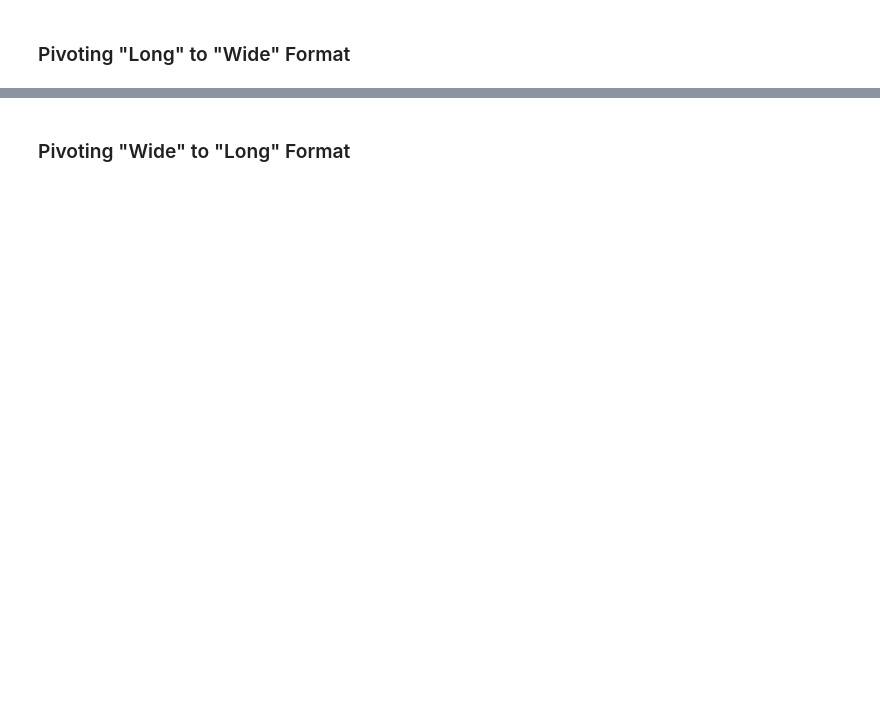
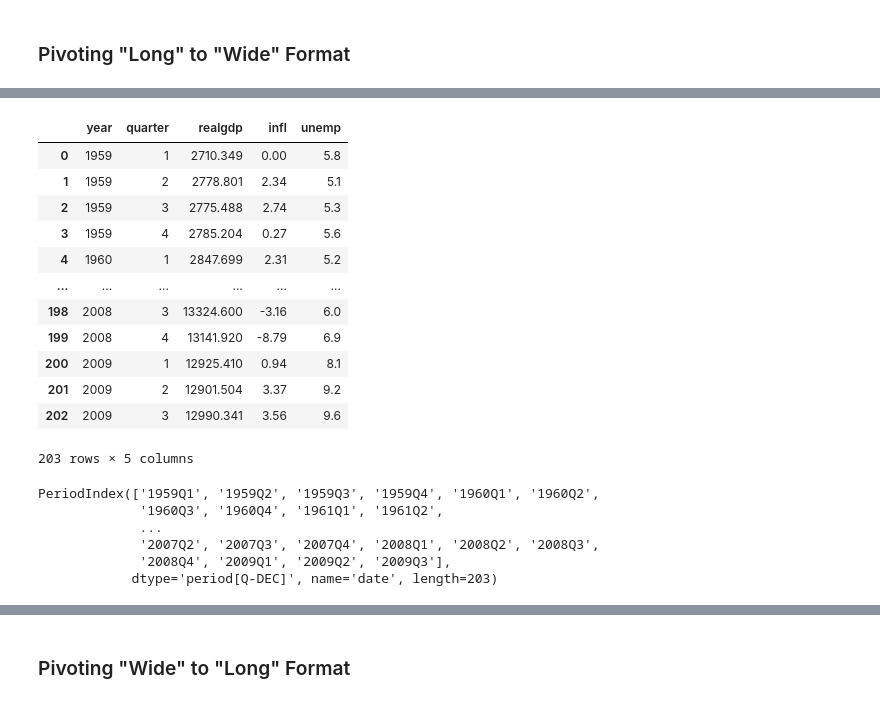
Before and after one commit to karimhbadr1/pydata-book, a Jupyter notebook: Karim/Ch8/Chapter8.ipynb, the cells around one changed output, grey strips where cells are left out. Saved outputs shown, nothing was run; the diff lists cells and outputs as text; code cells hidden in the pictures; blank space fills up the shorter version.

```diff
--- a/Karim/Ch8/Chapter8.ipynb
+++ b/Karim/Ch8/Chapter8.ipynb
@@ -1291,0 +1334,29 @@ df.unstack(level="number")
+# %%
+data=data.loc[:,["year","quarter","realgdp","infl","unemp"]]
+data
+# %% [output]
+|  | year | quarter | realgdp | infl | unemp |
+| 0 | 1959 | 1 | 2710.349 | 0.00 | 5.8 |
+| 1 | 1959 | 2 | 2778.801 | 2.34 | 5.1 |
+| 2 | 1959 | 3 | 2775.488 | 2.74 | 5.3 |
+| 3 | 1959 | 4 | 2785.204 | 0.27 | 5.6 |
+| 4 | 1960 | 1 | 2847.699 | 2.31 | 5.2 |
+| ... | ... | ... | ... | ... | ... |
+| 198 | 2008 | 3 | 13324.600 | -3.16 | 6.0 |
+| 199 | 2008 | 4 | 13141.920 | -8.79 | 6.9 |
+| 200 | 2009 | 1 | 12925.410 | 0.94 | 8.1 |
+| 201 | 2009 | 2 | 12901.504 | 3.37 | 9.2 |
+| 202 | 2009 | 3 | 12990.341 | 3.56 | 9.6 |
+203 rows × 5 columns
+# %%
+periods=pd.PeriodIndex(year=data.pop("year"),
+               quarter=data.pop("quarter"),
+               name="date")
+periods
+# %% [output]
+PeriodIndex(['1959Q1', '1959Q2', '1959Q3', '1959Q4', '1960Q1', '1960Q2',
+             '1960Q3', '1960Q4', '1961Q1', '1961Q2',
+             ...
+             '2007Q2', '2007Q3', '2007Q4', '2008Q1', '2008Q2', '2008Q3',
+             '2008Q4', '2009Q1', '2009Q2', '2009Q3'],
+            dtype='period[Q-DEC]', name='date', length=203)
```
Also changed, not shown: parts of 31 cells of this notebook.
